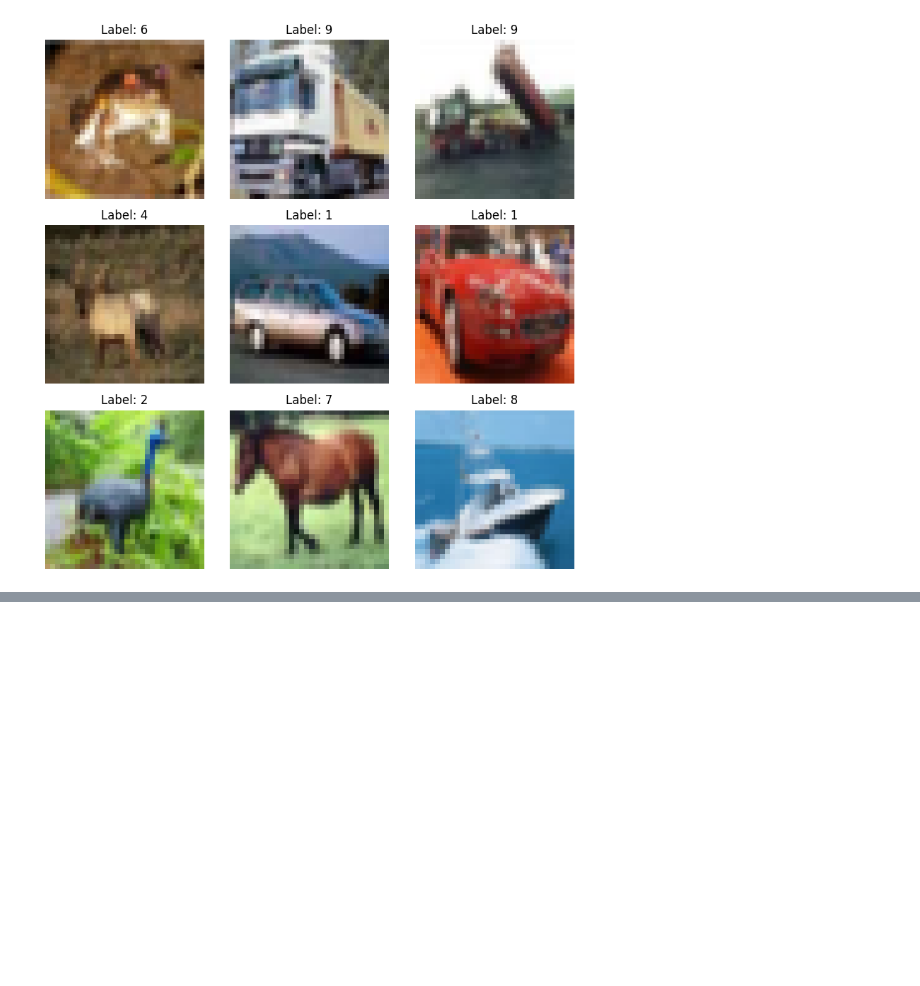
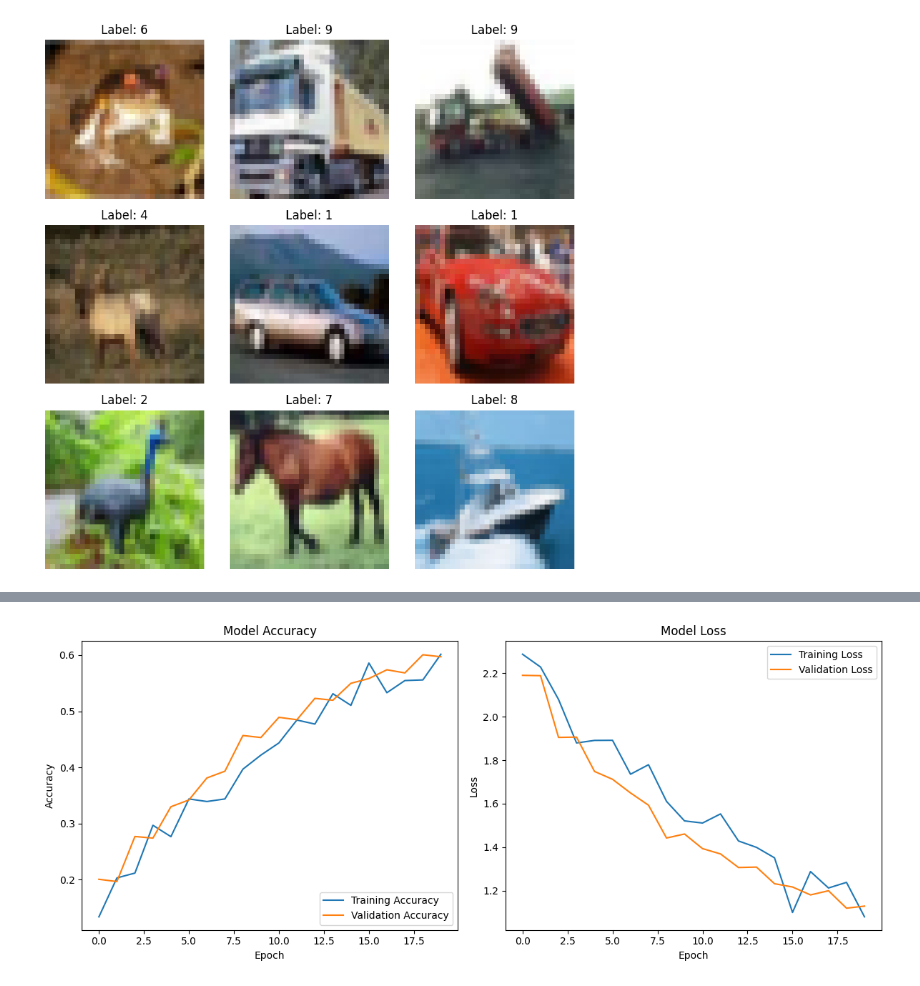
Before and after one commit to friedelj/AAI-510-TEAM-03, a Jupyter notebook: JFriedel_CV_Assignment2.ipynb, the cells around one changed output, grey strips where cells are left out. Cells and saved outputs as stored; diff of their text form; code cells hidden in the pictures; blank space fills up the shorter version.

```diff
--- a/JFriedel_CV_Assignment2.ipynb
+++ b/JFriedel_CV_Assignment2.ipynb
@@ -279,0 +339,15 @@ plt.show()
+# %%
+# Output layer (10 classes for CIFAR-10)
+model.add(Dense(10, activation='softmax'))
+# %%
+# Configure the SGD optimizer with specified parameters
+optimizer = SGD(learning_rate=0.005, decay=1e-6, momentum=0.9, nesterov=True)
+# %%
+# Compile the model
+model.compile(optimizer=optimizer, loss='categorical_crossentropy', metrics=['accuracy'])
+# %%
+# Train the model with augmented data
+history = model.fit(datagen.flow(x_train, y_train, batch_size=128),
+                    epochs=20,
+                    validation_data=(x_test, y_test),
+                    steps_per_epoch=len(x_train) // 128)
@@ -279,0 +376,5 @@ plt.show()
+# %%
+# Plot the learning curve
+learning_curve(history)
+# %% [output]
+[figure, added]
```
Also changed, not shown: parts of 24 cells of this notebook.
